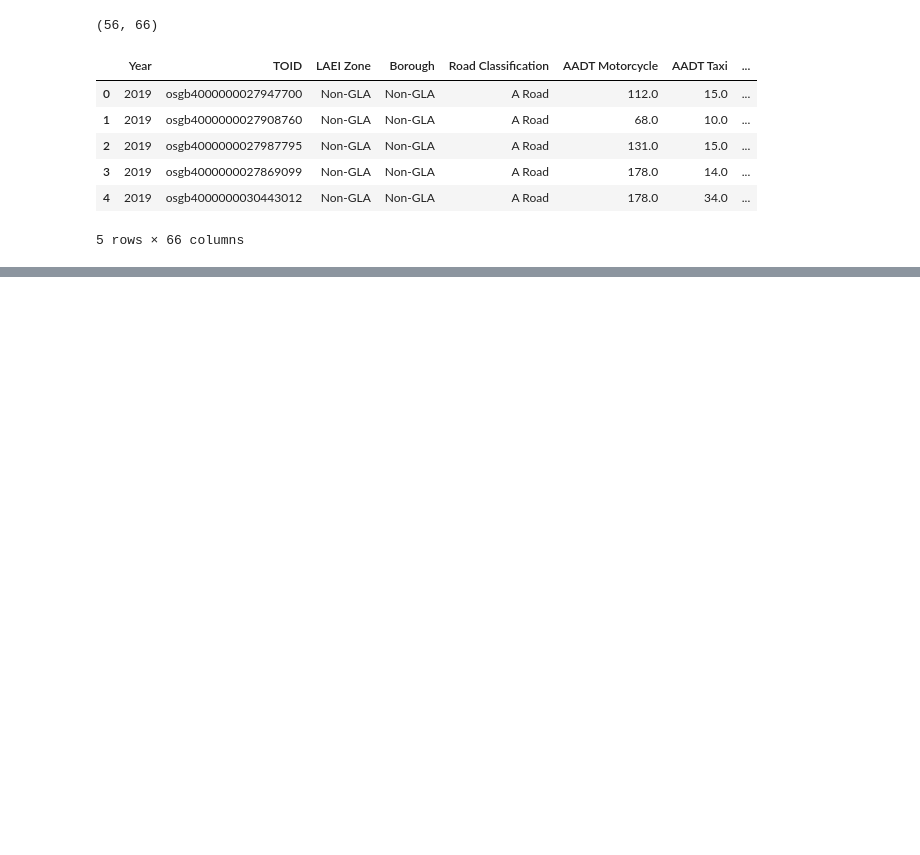
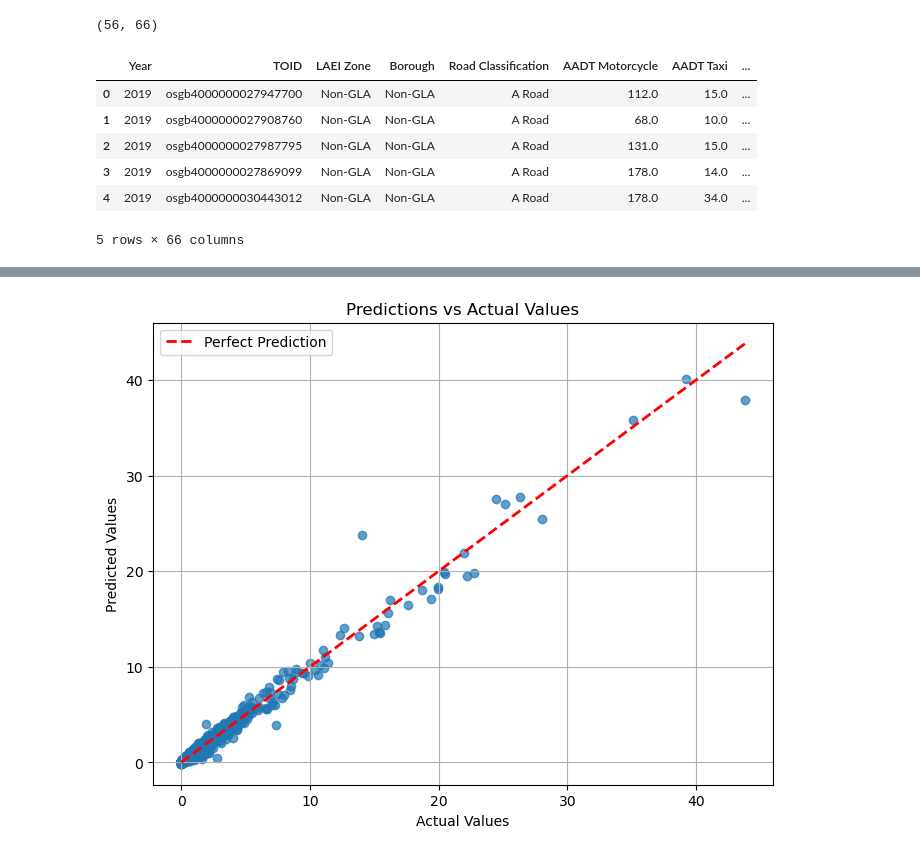
Before and after one commit to stefanopalu/MLendofmod_assignment, a Jupyter notebook: NOx_Traffic_Emission_Analysis.ipynb, the cells around one changed output, grey strips where cells are left out. Drawn from its saved outputs; the diff is of its cells as text; code cells hidden in the pictures; blank space fills up the shorter version.

```diff
--- a/NOx_Traffic_Emission_Analysis.ipynb
+++ b/NOx_Traffic_Emission_Analysis.ipynb
@@ -296,0 +337,32 @@ plt.show()
+# %%
+from sklearn.model_selection import train_test_split
+from sklearn.linear_model import LinearRegression
+from sklearn.metrics import mean_squared_error, r2_score, mean_absolute_error
+import numpy as np
+
+# Selecting relevant features and target
+features = ['AADT_Without_Bus', 'Speed (km/hr) - Except Buses', 'Link Length (m)', 'VKM_Without_Bus']
+target = 'Road-Without-Bus-2019'
+
+# Dropping rows with missing values in the selected features or target
+data = clean_nox_data.dropna(subset=features + [target])
+
+X = data[features]
+y = data[target]
+
+# Splitting data into training and testing sets
+X_train, X_test, y_train, y_test = train_test_split(X, y, test_size=0.2, random_state=42)
+
+# Training Linear Regression
+model = LinearRegression()
+model.fit(X_train, y_train)
+
+# Making predictions
+y_pred = model.predict(X_test)
+
+# Evaluating the model
+mse = mean_squared_error(y_test, y_pred)
+r2 = r2_score(y_test, y_pred)
+mae = mean_absolute_error(y_test, y_pred)
+
+mse, r2, mae
@@ -296,0 +391,13 @@ plt.show()
+# %%
+# Plot predictions versus actual values
+plt.figure(figsize=(8, 6))
+plt.scatter(y_test, y_pred, alpha=0.7)
+plt.plot([y.min(), y.max()], [y.min(), y.max()], 'r--', lw=2, label='Perfect Prediction')
+plt.xlabel('Actual Values')
+plt.ylabel('Predicted Values')
+plt.title('Predictions vs Actual Values')
+plt.legend()
+plt.grid(True)
+plt.show()
+# %% [output]
+[figure, added]
```
Also changed, not shown: parts of 12 cells of this notebook.
